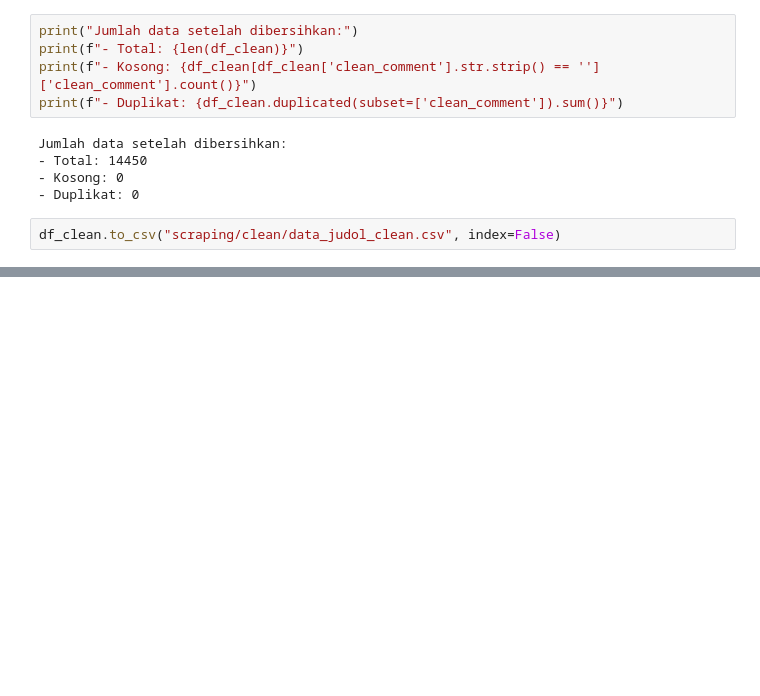
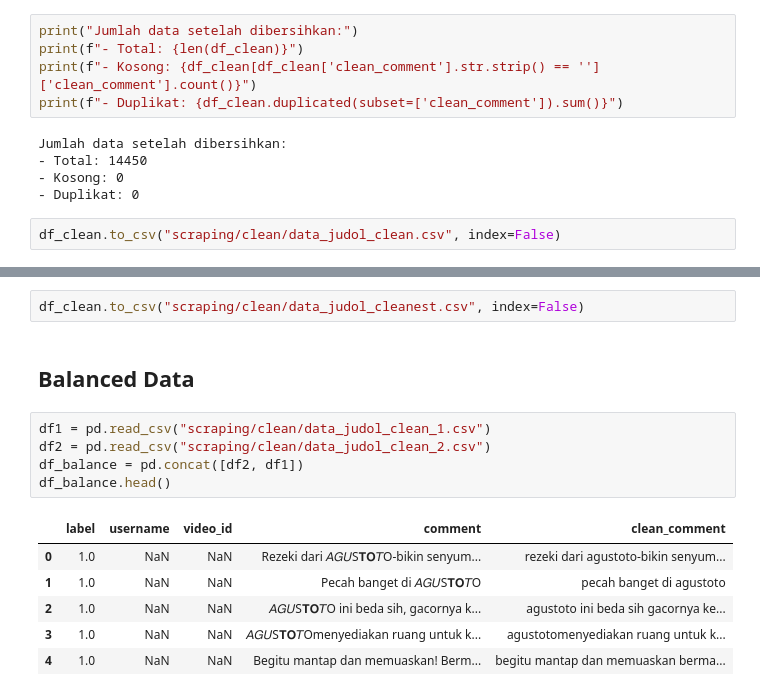
Before and after one commit to bwbayu/youtube-bot, a Jupyter notebook: engine/eda.ipynb, the cells around one changed output, grey strips where cells are left out. Cells and saved outputs as stored; diff of their text form; blank space fills up the shorter version.

```diff
--- a/engine/eda.ipynb
+++ b/engine/eda.ipynb
@@ -305,0 +350,16 @@ df_clean.to_csv("scraping/clean/data_judol_clean.csv", index=False)
+# %%
+df_clean.to_csv("scraping/clean/data_judol_cleanest.csv", index=False)
+# %% [markdown]
+## Balanced Data
+# %%
+df1 = pd.read_csv("scraping/clean/data_judol_clean_1.csv")
+df2 = pd.read_csv("scraping/clean/data_judol_clean_2.csv")
+df_balance = pd.concat([df2, df1])
+df_balance.head()
+# %% [output]
+|  | label | username | video_id | comment | clean_comment |
+| 0 | 1.0 | NaN | NaN | Rezeki dari 𝘈𝐺𝑈S𝐓𝐎𝘛О-bikin senyum... | rezeki dari agustoto-bikin senyum... |
+| 1 | 1.0 | NaN | NaN | Pecah banget di 𝘈𝐺𝑈S𝐓𝐎𝘛О | pecah banget di agustoto |
+| 2 | 1.0 | NaN | NaN | 𝘈𝐺𝑈S𝐓𝐎𝘛О ini beda sih, gacornya k... | agustoto ini beda sih gacornya ke... |
+| 3 | 1.0 | NaN | NaN | 𝘈𝐺𝑈S𝐓𝐎𝘛Оmenyediakan ruang untuk k... | agustotomenyediakan ruang untuk k... |
+| 4 | 1.0 | NaN | NaN | Begitu mantap dan memuaskan! Berm... | begitu mantap dan memuaskan berma... |
```
Also changed, not shown: parts of 22 cells of this notebook, 5 other files.
